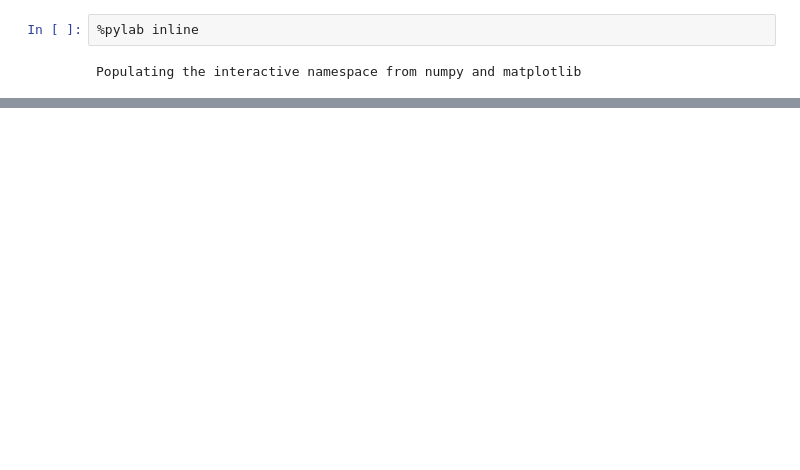
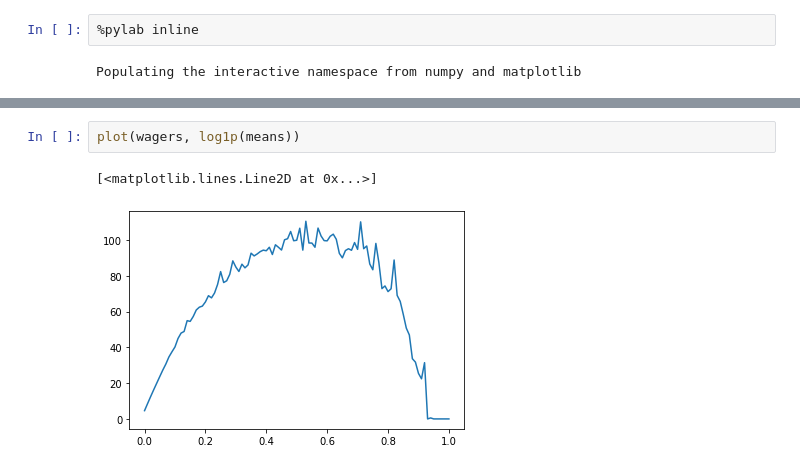
Before and after one commit to benjamin-chang/simbooks, a Jupyter notebook: Untitled.ipynb, the cells around one changed output, grey strips where cells are left out. Drawn from its saved outputs; the diff is of its cells as text; blank space fills up the shorter version.

```diff
--- a/Untitled.ipynb
+++ b/Untitled.ipynb
@@ -41,0 +49,5 @@ plot(wagers, log1p(medians))
+# %%
+plot(wagers, log1p(means))
+# %% [output]
+[<matplotlib.lines.Line2D at 0x...>]
+[figure, added]
```
Also changed, not shown: parts of 7 cells of this notebook.
